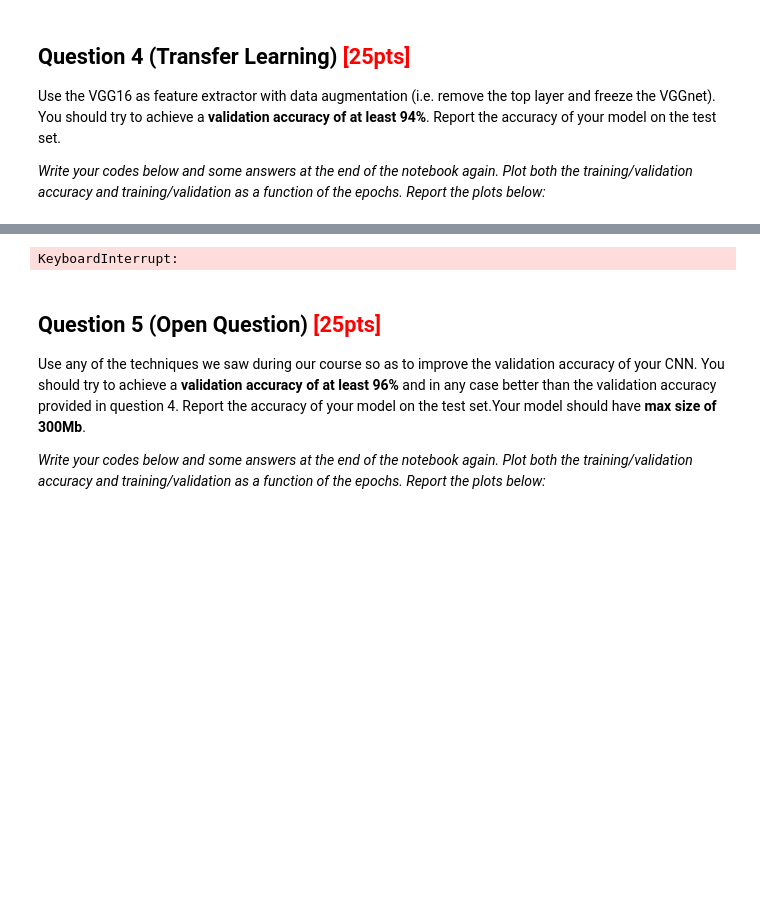
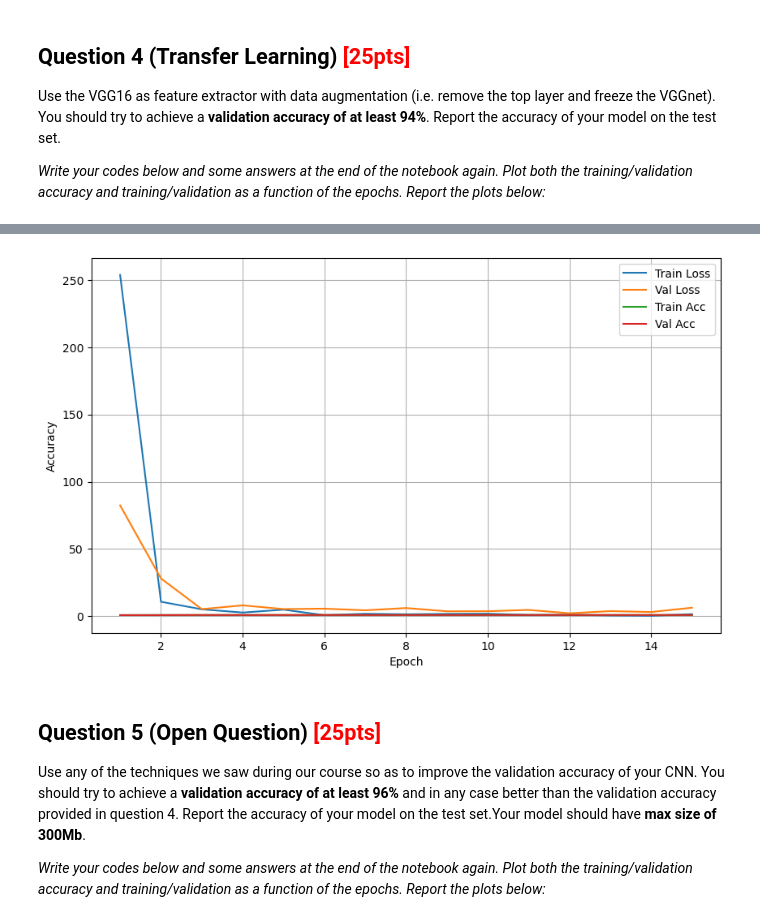
Before and after one commit to scguo-hku/code, a Jupyter notebook: deep learning/Assign1/Skeleton_Assignment1_Pytorch.ipynb, the cells around one changed output, grey strips where cells are left out. Saved outputs shown, nothing was run; the diff lists cells and outputs as text; code cells hidden in the pictures; blank space fills up the shorter version.

```diff
--- a/deep learning/Assign1/Skeleton_Assignment1_Pytorch.ipynb
+++ b/deep learning/Assign1/Skeleton_Assignment1_Pytorch.ipynb
@@ -143,9 +143,10 @@ class MyDataset(Dataset):
 
 def build_dataloader(INPUT_SIZE, BATCH_SIZE):
     # dataset path
-    split_dir = os.path.join("/Users/mac/Documents/code/deep learning/Assign1/cat_dog_car_bike")
+    split_dir = os.path.join("D:\Code_field\code\deep learning\Assign1\cat_dog_car_bike")
     train_dir = os.path.join(split_dir, "train")
     valid_dir = os.path.join(split_dir, "val")
+    test_dir = os.path.join(split_dir, "test")
 
     # dataset mean and std
     norm_mean = [0.485, 0.456, 0.406]
@@ -163,16 +164,23 @@ def build_dataloader(INPUT_SIZE, BATCH_SIZE):
         transforms.ToTensor(),
         transforms.Normalize(norm_mean, norm_std),
     ])
+    test_transform = transforms.Compose([
+        transforms.Resize((INPUT_SIZE, INPUT_SIZE)),
+        transforms.ToTensor(),
+        transforms.Normalize(norm_mean, norm_std),
+    ])
 
     # Build MyDataset instance
     train_data = MyDataset(data_dir=train_dir, transform=train_transform)
     valid_data = MyDataset(data_dir=valid_dir, transform=valid_transform)
+    test_data = MyDataset(data_dir=test_dir, transform=test_transform)
 
     # Build DataLoder
     train_loader = DataLoader(dataset=train_data, batch_size=BATCH_SIZE, shuffle=True)
     valid_loader = DataLoader(dataset=valid_data, batch_size=BATCH_SIZE)
+    test_loader = DataLoader(dataset=test_data, batch_size=BATCH_SIZE)
 
-    return train_loader, valid_loader
+    return train_loader, valid_loader, test_loader
 # %% [markdown]
 ## Training Function
 # %%
@@ -508,17 +548,20 @@ Use the VGG16 as feature extractor with data augmentation (i.e. remove the top l
 
 *Write your codes below and some answers at the end of the notebook again. Plot both the training/validation accuracy and training/validation as a function of the epochs. Report the plots below:*
 # %%
+# input size = 64
+
 from torchvision import models
+from torchvision.models import VGG16_Weights
 
 class VGG16FeatureExtractor(nn.Module):
     def __init__(self):
         super(VGG16FeatureExtractor, self).__init__()
-        vgg16 = models.vgg16(pretrained=True)
+        vgg16 = models.vgg16(weights=VGG16_Weights.DEFAULT)
         self.features = vgg16.features
         for param in self.features.parameters():
             param.requires_grad = False
         self.classifier = nn.Sequential(
-            nn.Linear(512 * 1 * 1, 512),
+            nn.Linear(512 * 2 * 2, 512),
             nn.ReLU(),
             nn.Linear(512, 4)
         )
@@ -529,7 +572,7 @@ class VGG16FeatureExtractor(nn.Module):
         x = self.classifier(x)
         return x
 
-LR = 0.01
+LR = 0.03
 model = VGG16FeatureExtractor()
-main(model, LR)
+main(model, LR, INPUT_SIZE=64)
 # %% [output]
@@ -543,4 +596,4 @@ Train：Epoch[003/030] Iterations[084/084] Loss：0.4576 Accuracy：82.21%
-KeyboardInterrupt:
+[figure, added]
 # %% [markdown]
 ## Question 5 (Open Question) <font color=Red>[25pts]</font>
 
```
Also changed, not shown: parts of 5 cells of this notebook.
